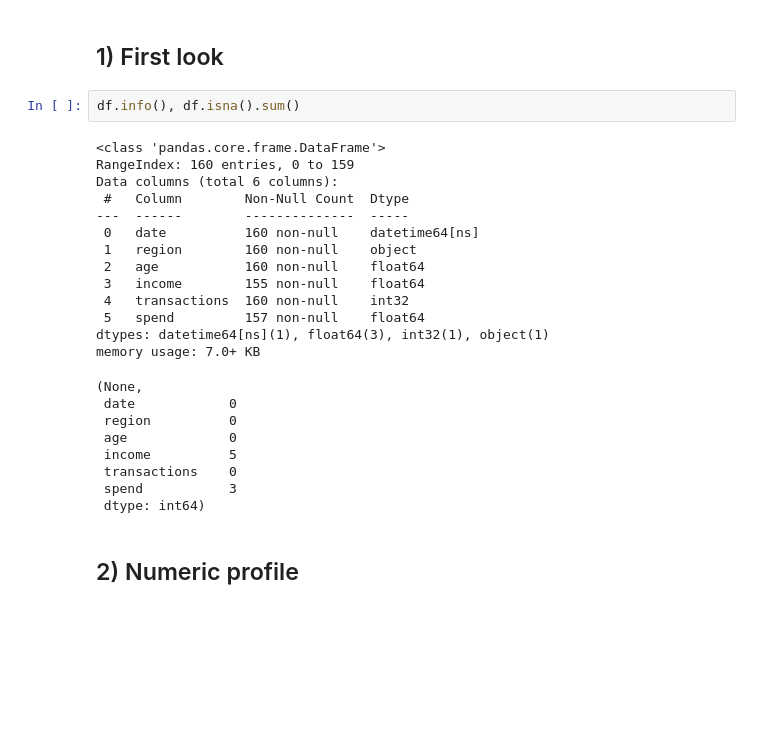
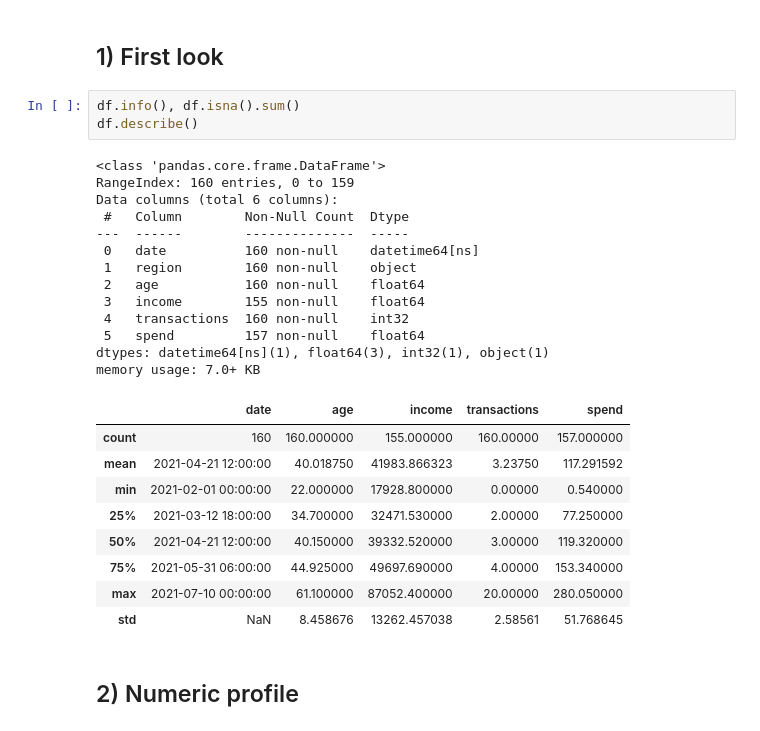
Before and after one commit to Junkuang19/bootcamp_Junkuang_Lai, a Jupyter notebook: Bootcamp_Junkuang_Lai/homework/stage08/hw08_eda_notebook.ipynb, the cells around one changed output. Cells and saved outputs as stored; diff of their text form; blank space fills up the shorter version.

```diff
--- a/Bootcamp_Junkuang_Lai/homework/stage08/hw08_eda_notebook.ipynb
+++ b/Bootcamp_Junkuang_Lai/homework/stage08/hw08_eda_notebook.ipynb
@@ -37,28 +37,30 @@ df.head()
 ## 1) First look
 # %%
 df.info(), df.isna().sum()
+df.describe()
 # %% [output]
 <class 'pandas.core.frame.DataFrame'>
 RangeIndex: 160 entries, 0 to 159
 Data columns (total 6 columns):
  #   Column        Non-Null Count  Dtype
 ---  ------        --------------  -----
  0   date          160 non-null    datetime64[ns]
  1   region        160 non-null    object
  2   age           160 non-null    float64
  3   income        155 non-null    float64
  4   transactions  160 non-null    int32
  5   spend         157 non-null    float64
 dtypes: datetime64[ns](1), float64(3), int32(1), object(1)
 memory usage: 7.0+ KB
-(None,
- date            0
- region          0
- age             0
- income          5
- transactions    0
- spend           3
- dtype: int64)
+|  | date | age | income | transactions | spend |
+| count | 160 | 160.000000 | 155.000000 | 160.00000 | 157.000000 |
+| mean | 2021-04-21 12:00:00 | 40.018750 | 41983.866323 | 3.23750 | 117.291592 |
+| min | 2021-02-01 00:00:00 | 22.000000 | 17928.800000 | 0.00000 | 0.540000 |
+| 25% | 2021-03-12 18:00:00 | 34.700000 | 32471.530000 | 2.00000 | 77.250000 |
+| 50% | 2021-04-21 12:00:00 | 40.150000 | 39332.520000 | 3.00000 | 119.320000 |
+| 75% | 2021-05-31 06:00:00 | 44.925000 | 49697.690000 | 4.00000 | 153.340000 |
+| max | 2021-07-10 00:00:00 | 61.100000 | 87052.400000 | 20.00000 | 280.050000 |
+| std | NaN | 8.458676 | 13262.457038 | 2.58561 | 51.768645 |
 # %% [markdown]
 ## 2) Numeric profile
 # %%
```
